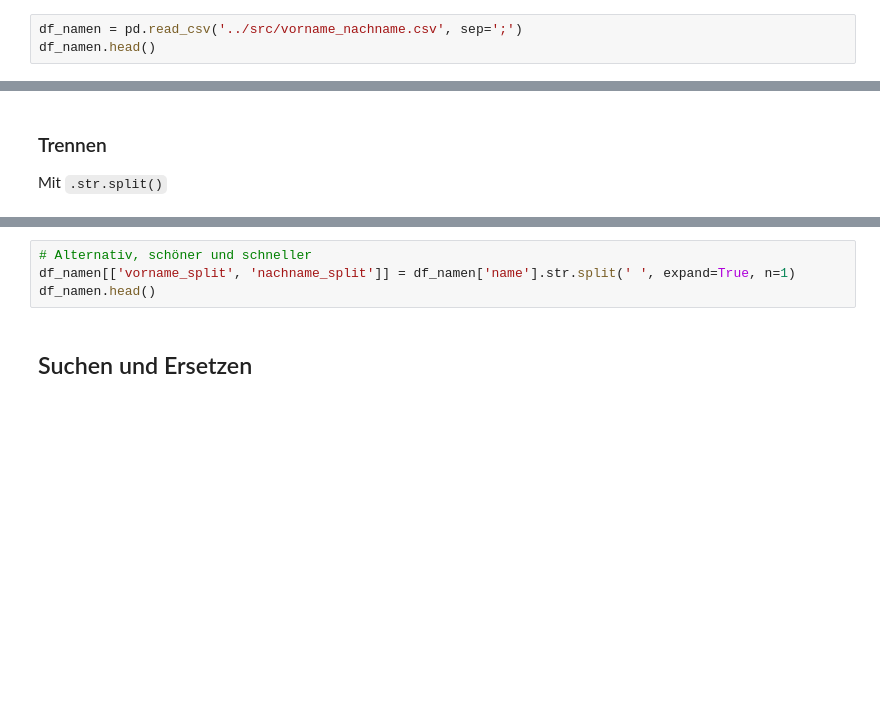
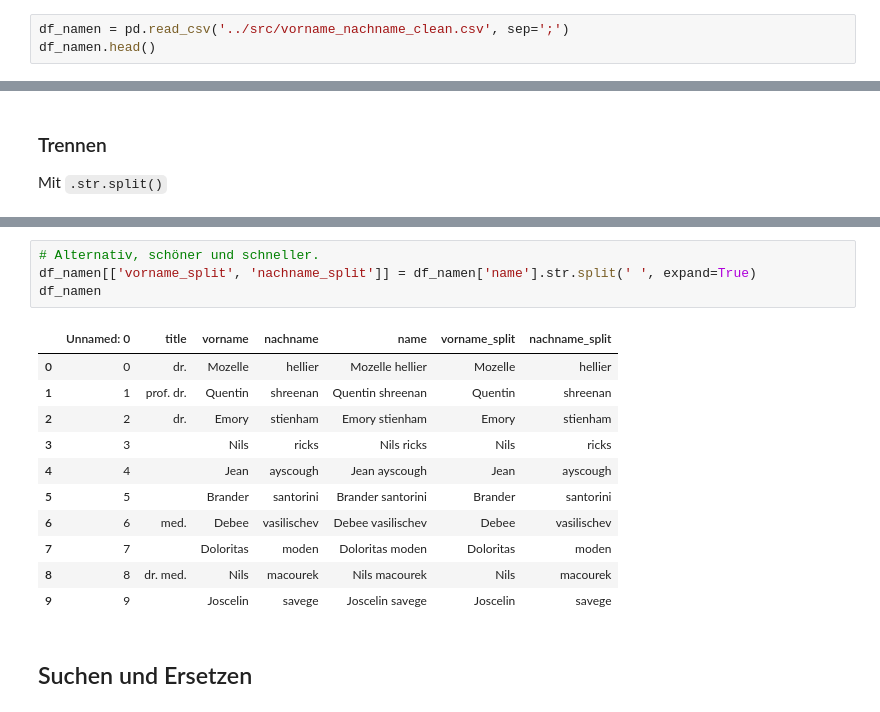
Before and after one commit to MonksterFX/pandas-basic, a Jupyter notebook: referent/05-Arbeiten mit Text.ipynb, the cells around one changed output, grey strips where cells are left out. Drawn from its saved outputs; the diff is of its cells as text; blank space fills up the shorter version.

```diff
--- a/referent/05-Arbeiten mit Text.ipynb
+++ b/referent/05-Arbeiten mit Text.ipynb
@@ -6,5 +6,5 @@ Arbeiten mit Text stellt für Datenanalyse immer eine besondere Herausforderung
 # %%
 import pandas as pd
 # %%
-df_namen = pd.read_csv('../src/vorname_nachname.csv', sep=';')
+df_namen = pd.read_csv('../src/vorname_nachname_clean.csv', sep=';')
 df_namen.head()
@@ -57,7 +210,19 @@ df_namen.head()
 # %%
-# Alternativ, schöner und schneller
-df_namen[['vorname_split', 'nachname_split']] = df_namen['name'].str.split(' ', expand=True, n=1)
-df_namen.head()
+# Alternativ, schöner und schneller.
+df_namen[['vorname_split', 'nachname_split']] = df_namen['name'].str.split(' ', expand=True)
+df_namen
+# %% [output]
+|  | Unnamed: 0 | title | vorname | nachname | name | vorname_split | nachname_split |
+| 0 | 0 | dr. | Mozelle | hellier | Mozelle hellier | Mozelle | hellier |
+| 1 | 1 | prof. dr. | Quentin | shreenan | Quentin shreenan | Quentin | shreenan |
+| 2 | 2 | dr. | Emory | stienham | Emory stienham | Emory | stienham |
+| 3 | 3 |  | Nils | ricks | Nils ricks | Nils | ricks |
+| 4 | 4 |  | Jean | ayscough | Jean ayscough | Jean | ayscough |
+| 5 | 5 |  | Brander | santorini | Brander santorini | Brander | santorini |
+| 6 | 6 | med. | Debee | vasilischev | Debee vasilischev | Debee | vasilischev |
+| 7 | 7 |  | Doloritas | moden | Doloritas moden | Doloritas | moden |
+| 8 | 8 | dr. med. | Nils | macourek | Nils macourek | Nils | macourek |
+| 9 | 9 |  | Joscelin | savege | Joscelin savege | Joscelin | savege |
 # %% [markdown]
 ## Suchen und Ersetzen
 # %% [markdown]
```
Also changed, not shown: parts of 19 cells of this notebook, 14 other files.
